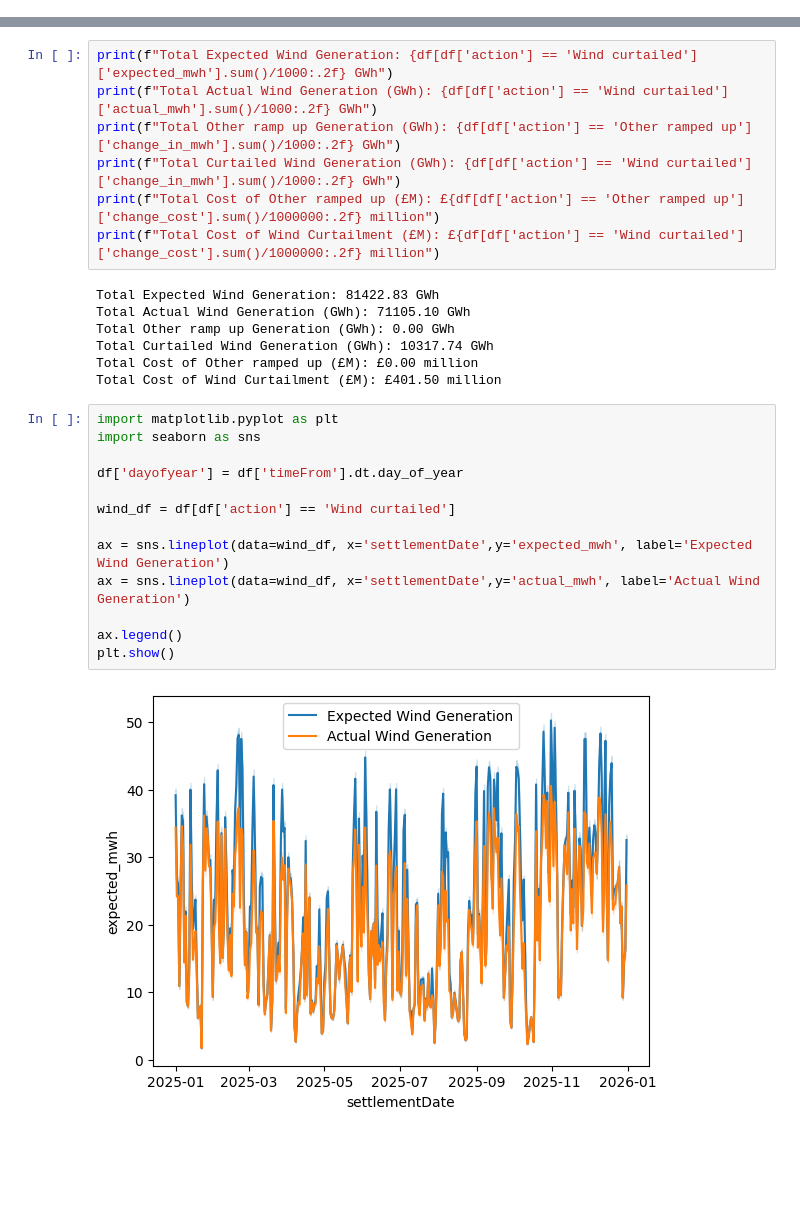
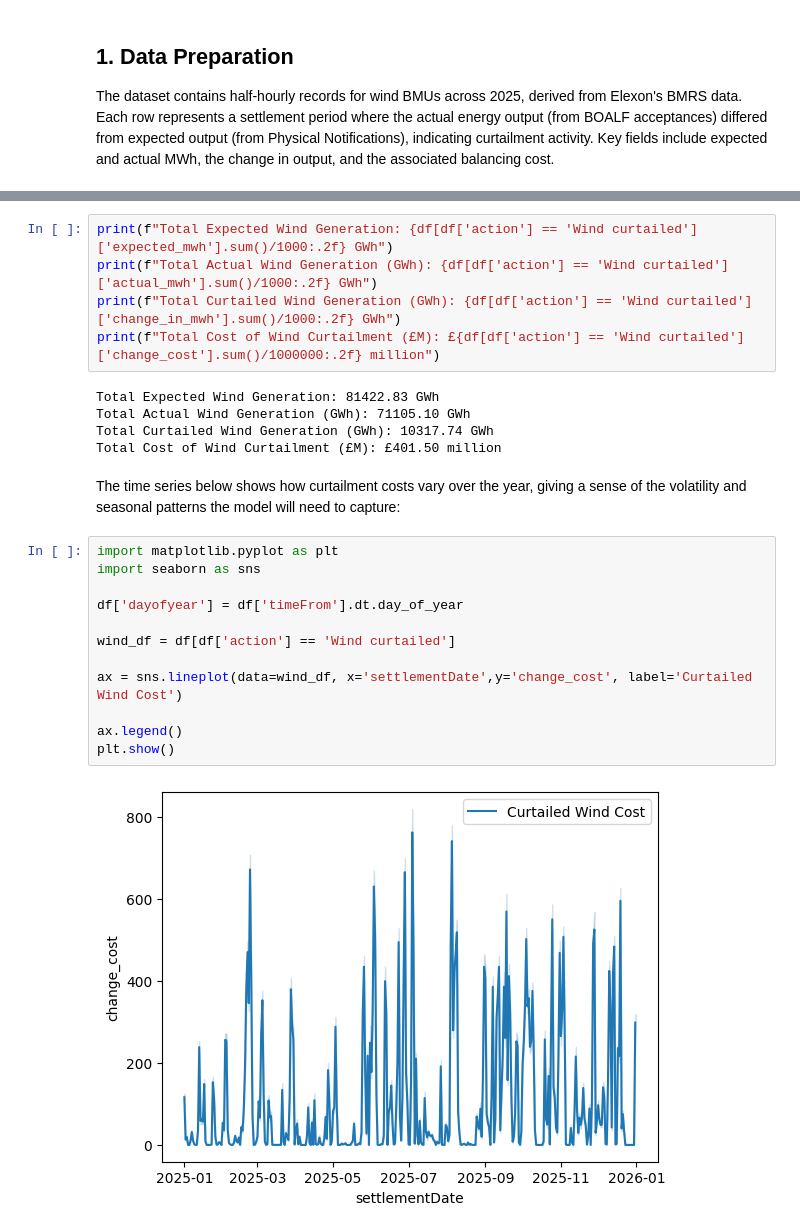
Before and after one commit to ParamveerK/data-science-portfolio, a Jupyter notebook: uk-windfarms/wind_forecast.ipynb, the cells around one changed output, grey strips where cells are left out. Saved outputs shown, nothing was run; the diff lists cells and outputs as text; blank space fills up the shorter version.

```diff
--- a/uk-windfarms/wind_forecast.ipynb
+++ b/uk-windfarms/wind_forecast.ipynb
@@ -1,3 +9,7 @@
+# %% [markdown]
+## 1. Data Preparation
+
+The dataset contains half-hourly records for wind BMUs across 2025, derived from Elexon's BMRS data. Each row represents a settlement period where the actual energy output (from BOALF acceptances) differed from expected output (from Physical Notifications), indicating curtailment activity. Key fields include expected and actual MWh, the change in output, and the associated balancing cost.
 # %%
 import pandas as pd
 import requests
@@ -43,29 +55,26 @@ dtype: object
 # %%
 print(f"Total Expected Wind Generation: {df[df['action'] == 'Wind curtailed']['expected_mwh'].sum()/1000:.2f} GWh")
 print(f"Total Actual Wind Generation (GWh): {df[df['action'] == 'Wind curtailed']['actual_mwh'].sum()/1000:.2f} GWh")
-print(f"Total Other ramp up Generation (GWh): {df[df['action'] == 'Other ramped up']['change_in_mwh'].sum()/1000:.2f} GWh")
 print(f"Total Curtailed Wind Generation (GWh): {df[df['action'] == 'Wind curtailed']['change_in_mwh'].sum()/1000:.2f} GWh")
-print(f"Total Cost of Other ramped up (£M): £{df[df['action'] == 'Other ramped up']['change_cost'].sum()/1000000:.2f} million")
 print(f"Total Cost of Wind Curtailment (£M): £{df[df['action'] == 'Wind curtailed']['change_cost'].sum()/1000000:.2f} million")
 # %% [output]
 Total Expected Wind Generation: 81422.83 GWh
 Total Actual Wind Generation (GWh): 71105.10 GWh
-Total Other ramp up Generation (GWh): 0.00 GWh
 Total Curtailed Wind Generation (GWh): 10317.74 GWh
-Total Cost of Other ramped up (£M): £0.00 million
 Total Cost of Wind Curtailment (£M): £401.50 million
+# %% [markdown]
+The time series below shows how curtailment costs vary over the year, giving a sense of the volatility and seasonal patterns the model will need to capture:
 # %%
 import matplotlib.pyplot as plt
 import seaborn as sns
 
 df['dayofyear'] = df['timeFrom'].dt.day_of_year
 
 wind_df = df[df['action'] == 'Wind curtailed']
 
-ax = sns.lineplot(data=wind_df, x='settlementDate',y='expected_mwh', label='Expected Wind Generation')
-ax = sns.lineplot(data=wind_df, x='settlementDate',y='actual_mwh', label='Actual Wind Generation')
+ax = sns.lineplot(data=wind_df, x='settlementDate',y='change_cost', label='Curtailed Wind Cost')
 
 ax.legend()
 plt.show()
 # %% [output]
-[figure, old version]
+[figure, new version]
```
Also changed, not shown: parts of 41 cells of this notebook.
